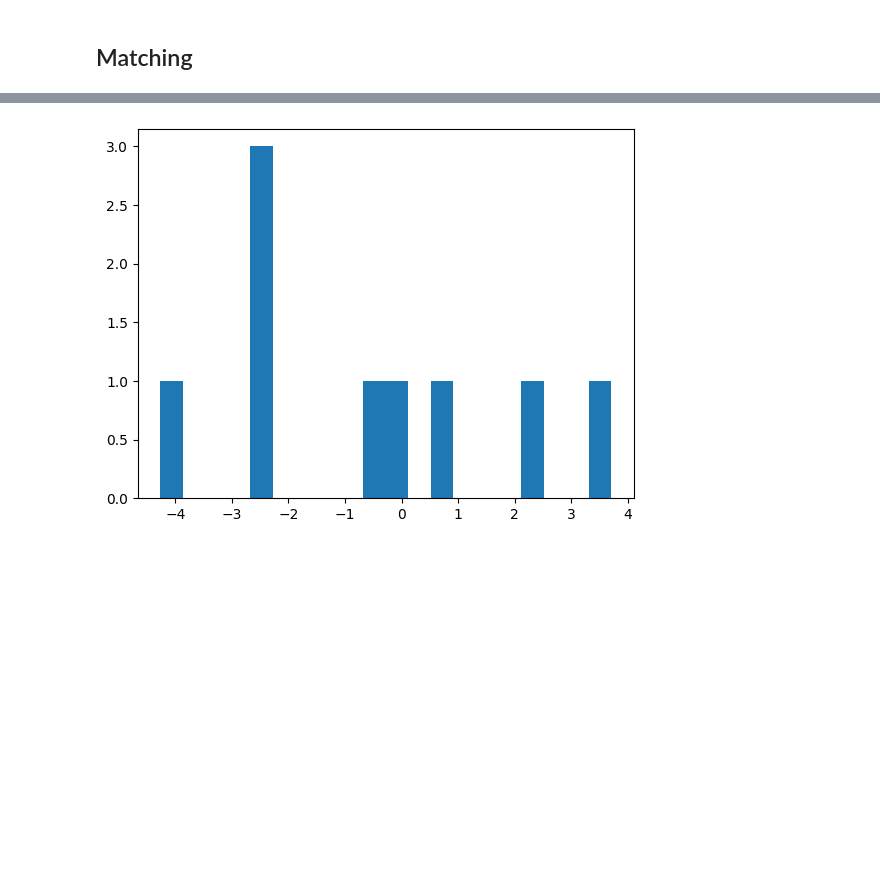
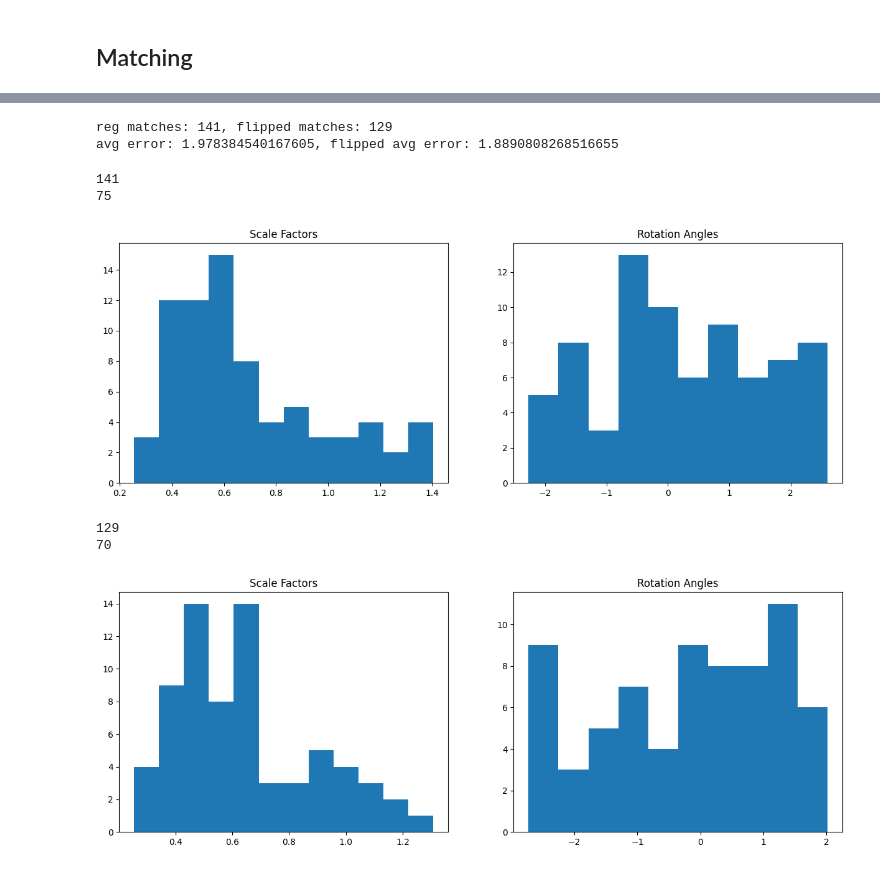
Before and after one commit to emilycardwell/find-my-star, a Jupyter notebook: testing.ipynb, the cells around one changed output, grey strips where cells are left out. Saved outputs shown, nothing was run; the diff lists cells and outputs as text; code cells hidden in the pictures; blank space fills up the shorter version.

Commit message:
working on finding scale/rot factors

```diff
--- a/testing.ipynb
+++ b/testing.ipynb
@@ -616,7 +441,0 @@ test_stars, test_tris, test_angles = main('data/testing/astro1.jpeg', cutoff=150
-# %%
-fig, ax = plt.subplots(figsize=(10,10))
-ax.plot(np.array(test_stars)[:, 0], np.array(test_stars)[:, 1], 'ro', markersize=5)
-ax.plot(np.array(test_tris)[:, :, 0], np.array(test_tris)[:, :, 1], 'bx', markersize=3)
-ax.set_xlim(0, 1000)
-ax.set_ylim(0, 1000)
-plt.show()
@@ -748,5 +441,0 @@ plt.show()
-# %%
-plt.hist(better_matches[:, 3], bins=20)
-plt.show()
-# %% [output]
-[figure, removed]
@@ -753,3 +583,69 @@ plt.show()
+# %%
+### SET PARAMS HERE ###
+max_dist = 20
+ratio_lim = 5
+diff_lim = 5
+verbose = False
+
+ref_tree = KDTree(ref_angles)
+
+matches = []
+dists = []
+for t, test_set in enumerate(test_angles):
+    dist, r = ref_tree.query(test_set, k=1)
+    if dist < max_dist:
+        matches.append([r, t])
+        dists.append(dist)
+
+match_diffs, match_factors, better_matches = \
+    find_matches(matches, ratio_lim=ratio_lim, diff_lim=diff_lim, flip=False, verbose=verbose)
+flipped_match_diffs, flipped_match_factors, flipped_better_matches = \
+    find_matches(matches, ratio_lim=ratio_lim, diff_lim=diff_lim, flip=True, verbose=verbose)
+
+avg_ldiff = sum(match_diffs[:, 0])/len(match_diffs)
+avg_rdiff = sum(match_diffs[:, 1])/len(match_diffs)
+avg_flipped_ldiff = sum(flipped_match_diffs[:, 0])/len(flipped_match_diffs)
+avg_flipped_rdiff = sum(flipped_match_diffs[:, 1])/len(flipped_match_diffs)
+avg_error = avg_ldiff * avg_rdiff
+flip_avg_error = avg_flipped_ldiff * avg_flipped_rdiff
+print(f'reg matches: {len(match_diffs)}, flipped matches: {len(flipped_match_diffs)}')
+print(f'avg error: {avg_error}, flipped avg error: {flip_avg_error}')
+# %% [output]
+reg matches: 141, flipped matches: 129
+avg error: 1.978384540167605, flipped avg error: 1.8890808268516655
+# %%
+def show_dists(factors):
+    rd_sd, ld_sd = np.std(factors, axis=0)
+    rd_mean, ld_mean = np.mean(factors, axis=0)
+    rd_lb = rd_mean - rd_sd
+    rd_ub = rd_mean + rd_sd
+    ld_lb = ld_mean - ld_sd
+    ld_ub = ld_mean + ld_sd
+
+    print(len(factors))
+    factors = np.array([factor for factor in factors if
+                            (factor[0] >= rd_lb) & (factor[0] <= rd_ub) &
+                            (factor[1] >= ld_lb) & (factor[1] <= ld_ub)])
+
+    print(len(factors))
+
+    fig, ax = plt.subplots(1, 2, figsize=(15, 5))
+
+    ax[0].hist(factors[:, 0], bins=12)
+    ax[1].hist(factors[:, 1], bins=10)
+    ax[0].set_title("Scale Factors")
+    ax[1].set_title("Rotation Angles")
+    plt.show()
+
+show_dists(match_factors)
+show_dists(flipped_match_factors)
+# %% [output]
+141
+75
+[figure, added]
+129
+70
+[figure, added]
 # %%
 # scale = ref_dist / test_dist
 # rotation_angle = ref_angle - test_angle
```
Also changed, not shown: parts of 53 cells of this notebook, 7 other files.
